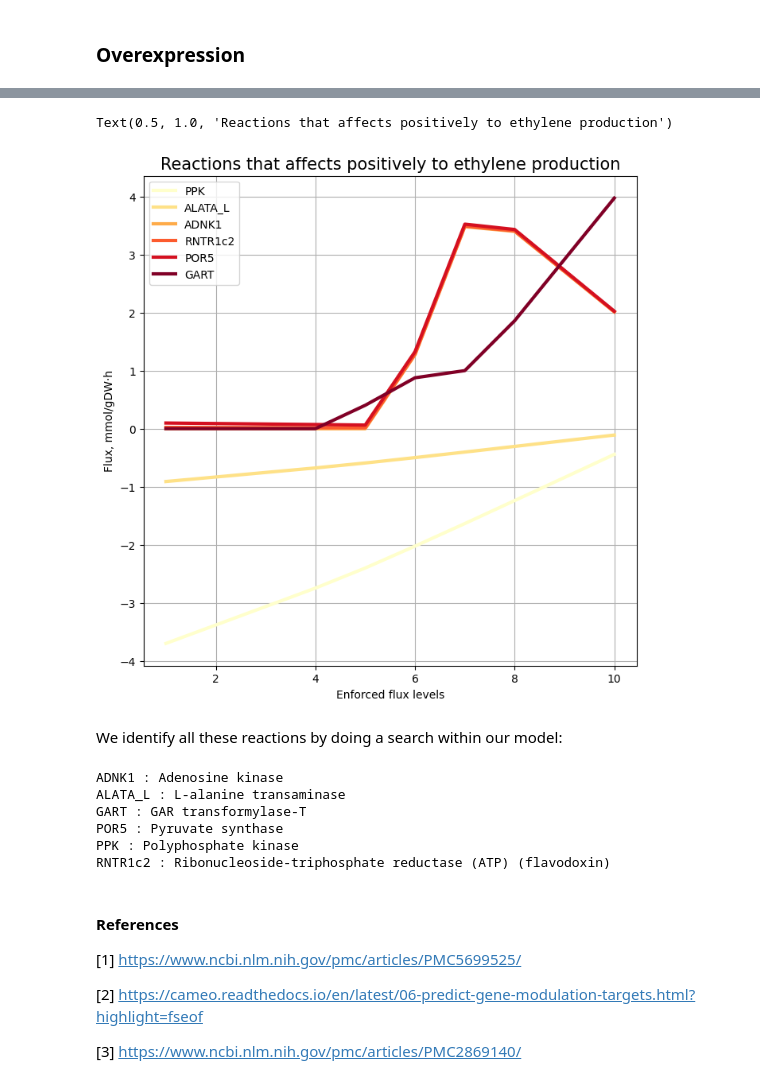
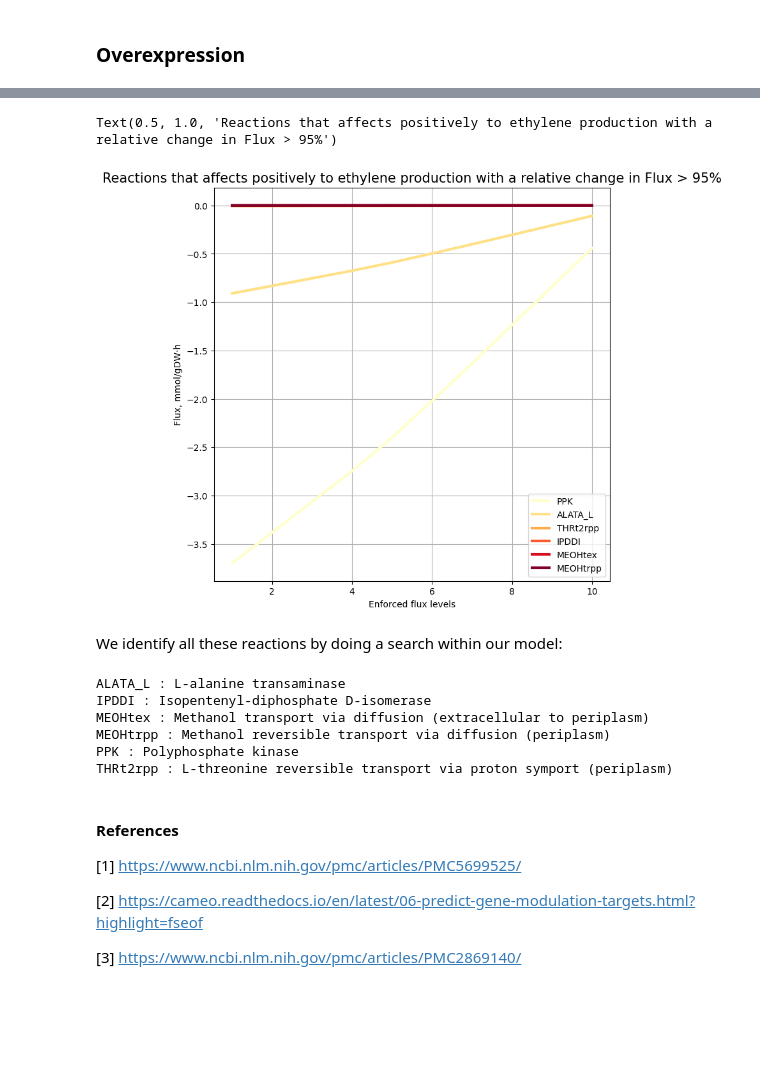
Before and after one commit to 27410/group-assingment-group-2, a Jupyter notebook: analysis/Gene_prediction_targets.ipynb, the cells around one changed output, grey strips where cells are left out. Drawn from its saved outputs; the diff is of its cells as text; code cells hidden in the pictures; blank space fills up the shorter version.

```diff
--- a/analysis/Gene_prediction_targets.ipynb
+++ b/analysis/Gene_prediction_targets.ipynb
@@ -85,8 +127,10 @@ For obtaining which genes could be downregulated in order to increase the flux t
 # %%
 down = []
 for row in range(len(df[1])):
-        if df[1][row]>df[10][row] and abs(df[1][row]-df[10][row])/abs(df[1][row])>1.8 and df[1][row]-df[10][row]>0.1:
-            down.append(df.index[row])
+    if df[1][row]==0.0:
+         continue
+    elif df[10][row]<df[1][row] and abs(df[1][row]-df[10][row])/abs(df[1][row])>1.95:
+        down.append(df.index[row])
 Reactions_down=df.T[down].T.sort_values(by=[10])
 Reactions_down
 # %% [output]
@@ -133,7 +177,7 @@ up = []
 for row in range(len(df[1])):
         if df[1][row]==0.0:
             continue
-        elif df[1][row]<df[10][row] and abs(df[10][row]-df[1][row])/abs(df[10][row])>0.95 and df[10][row]-df[1][row]>0.1:
+        elif df[10][row]>df[1][row] and abs(df[10][row]-df[1][row])/abs(df[10][row])>1.95:
             up.append(df.index[row])
 Reactions_up=df.T[up].T.sort_values(by=[10])
 Reactions_up
@@ -148,11 +192,11 @@ Reactions_up
 # %%
 fig = Reactions_up.T.plot(cmap="YlOrRd",figsize=(8, 8), grid =True, linewidth=3);
 fig.set_ylabel('Flux, mmol/gDW·h')
 fig.set_xlabel('Enforced flux levels')
-fig.set_title('Reactions that affects positively to ethylene production', size=15)
+fig.set_title('Reactions that affects positively to ethylene production with a relative change in Flux > 95%', size=15)
 # %% [output]
-Text(0.5, 1.0, 'Reactions that affects positively to ethylene production')
+Text(0.5, 1.0, 'Reactions that affects positively to ethylene production with a relative change in Flux > 95%')
-[figure, old version]
+[figure, new version]
 # %% [markdown]
 We identify all these reactions by doing a search within our model:
 # %%
@@ -162,12 +206,12 @@ for reaction in model.reactions:
     if reaction.id in reactions_to_check:
         print (reaction.id, ":", reaction.name)
 # %% [output]
-ADNK1 : Adenosine kinase
 ALATA_L : L-alanine transaminase
-GART : GAR transformylase-T
-POR5 : Pyruvate synthase
+IPDDI : Isopentenyl-diphosphate D-isomerase
+MEOHtex : Methanol transport via diffusion (extracellular to periplasm)
+MEOHtrpp : Methanol reversible transport via diffusion (periplasm)
 PPK : Polyphosphate kinase
-RNTR1c2 : Ribonucleoside-triphosphate reductase (ATP) (flavodoxin)
+THRt2rpp : L-threonine reversible transport via proton symport (periplasm)
 # %% [markdown]
 #### References
 [1] https://www.ncbi.nlm.nih.gov/pmc/articles/PMC5699525/
```
Also changed, not shown: parts of 11 cells of this notebook, 1 other file.
